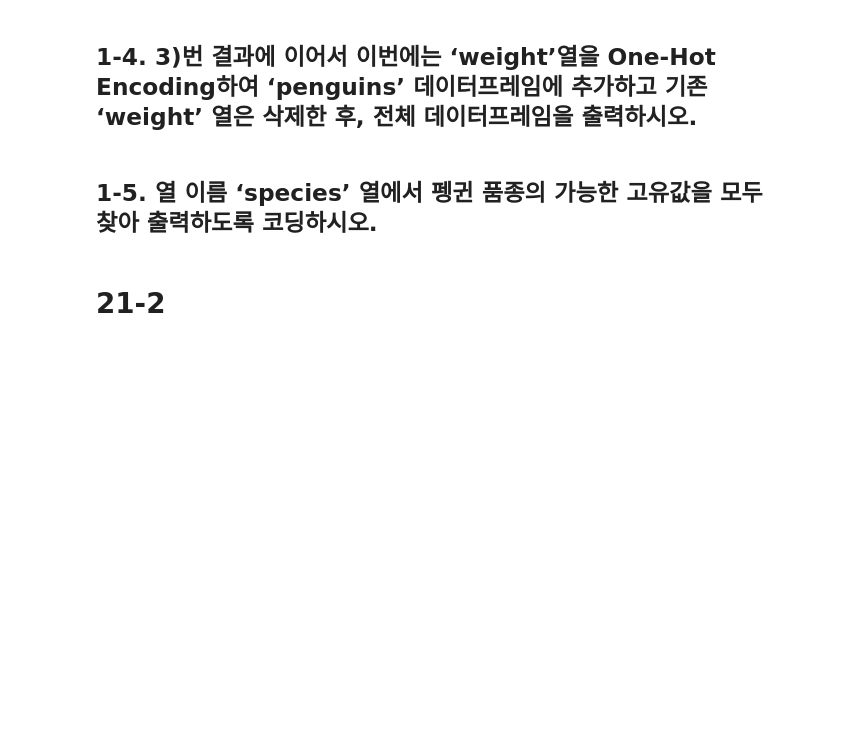
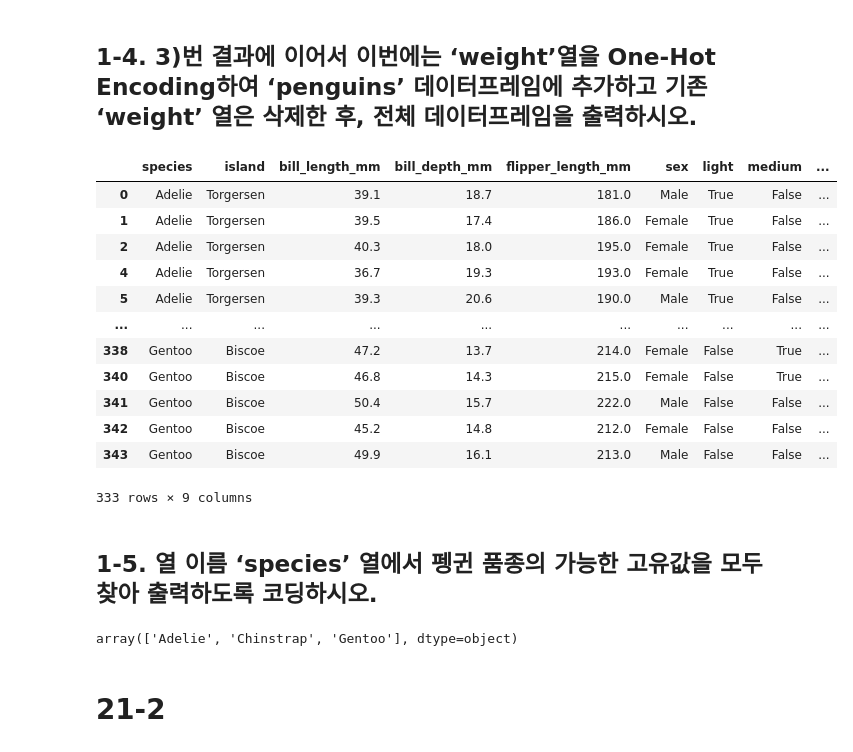
Before and after one commit to Felix-Silas/2024-1-Class, a Jupyter notebook: Data Wrangling/기말고사 준비/기말 기출 문제/기말고사_기출_문제_문제지.ipynb, the cells around one changed output. Saved outputs shown, nothing was run; the diff lists cells and outputs as text; code cells hidden in the pictures; blank space fills up the shorter version.

```diff
--- a/Data Wrangling/기말고사 준비/기말 기출 문제/기말고사_기출_문제_문제지.ipynb
+++ b/Data Wrangling/기말고사 준비/기말 기출 문제/기말고사_기출_문제_문제지.ipynb
@@ -8,3 +38,7 @@
 # 21-1
 # %% [markdown]
 ## 1-1. penguins 데이터세트의 요약정보를 출력하시오. (seaborn에서 제공하는 penguins 데이터세트 활용)
+# %%
+import seaborn as sns
+penguins = sns.load_dataset('penguins')
+penguins.info()
@@ -11,2 +60,5 @@
 # %% [markdown]
 ## 1-2 요약정보를 통해 누락데이터가 있으면, 누락데이터를 포함하는 모든 행을 삭제한 후 요약정보를 다시 출력하시오.
+# %%
+penguins = penguins.dropna()
+penguins.info()
@@ -13,2 +80,8 @@
 # %% [markdown]
 ## 1-3. 열 이름 ‘body_mass_g’ 열은 펭귄의 체중을 수치형으로 표시하고 있는데, 이를 3개의 등간격 구간으로 분할하고 각 구간은 작은 체중부터 ‘light’, ‘medium’,  'heavy’의 범주형으로 변환하시오. 변환 결과는 열 이름 ‘weight’열로 만들어 ‘penguins’ 데이터프레임에 추가하고 기존 ‘body_mass_g’ 열은 삭제한 후, 전체 데이터프레임을 출력하시오
+# %%
+import numpy as np
+count, bin_dividers = np.histogram(penguins['body_mass_g'], bins = 3)
+penguins['weight'] = pd.cut(penguins['body_mass_g'], bin_dividers, labels = ['light', 'medium', 'heavy'])
+penguins.drop(columns = 'body_mass_g', inplace = True)
+penguins
@@ -15,7 +102,30 @@
 # %% [markdown]
 ## 1-4. 3)번 결과에 이어서 이번에는 ‘weight’열을 One-Hot Encoding하여 ‘penguins’ 데이터프레임에 추가하고 기존 ‘weight’ 열은 삭제한 후, 전체 데이터프레임을 출력하시오.
+# %%
+origin_dummies = pd.get_dummies(penguins['weight'])
+penguins = pd.concat([penguins, origin_dummies], axis = 1)
+penguins.drop(columns = 'weight', inplace = True)
+penguins
+# %% [output]
+|  | species | island | bill_length_mm | bill_depth_mm | flipper_length_mm | sex | light | medium | ... |
+| 0 | Adelie | Torgersen | 39.1 | 18.7 | 181.0 | Male | True | False | ... |
+| 1 | Adelie | Torgersen | 39.5 | 17.4 | 186.0 | Female | True | False | ... |
+| 2 | Adelie | Torgersen | 40.3 | 18.0 | 195.0 | Female | True | False | ... |
+| 4 | Adelie | Torgersen | 36.7 | 19.3 | 193.0 | Female | True | False | ... |
+| 5 | Adelie | Torgersen | 39.3 | 20.6 | 190.0 | Male | True | False | ... |
+| ... | ... | ... | ... | ... | ... | ... | ... | ... | ... |
+| 338 | Gentoo | Biscoe | 47.2 | 13.7 | 214.0 | Female | False | True | ... |
+| 340 | Gentoo | Biscoe | 46.8 | 14.3 | 215.0 | Female | False | True | ... |
+| 341 | Gentoo | Biscoe | 50.4 | 15.7 | 222.0 | Male | False | False | ... |
+| 342 | Gentoo | Biscoe | 45.2 | 14.8 | 212.0 | Female | False | False | ... |
+| 343 | Gentoo | Biscoe | 49.9 | 16.1 | 213.0 | Male | False | False | ... |
+333 rows × 9 columns
 # %% [markdown]
 ## 1-5. 열 이름 ‘species’ 열에서 펭귄 품종의 가능한 고유값을 모두 찾아 출력하도록 코딩하시오.
+# %%
+penguins['species'].unique()
+# %% [output]
+array(['Adelie', 'Chinstrap', 'Gentoo'], dtype=object)
 # %% [markdown]
 # 21-2
 # %% [markdown]
```
Also changed, not shown: parts of 13 cells of this notebook.
